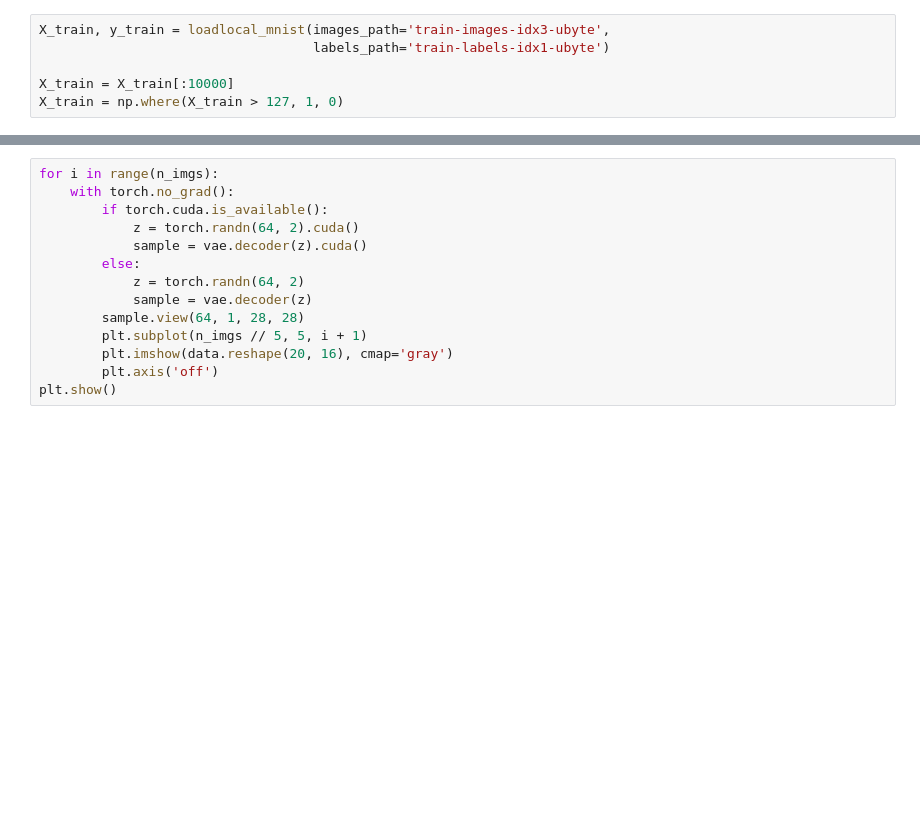
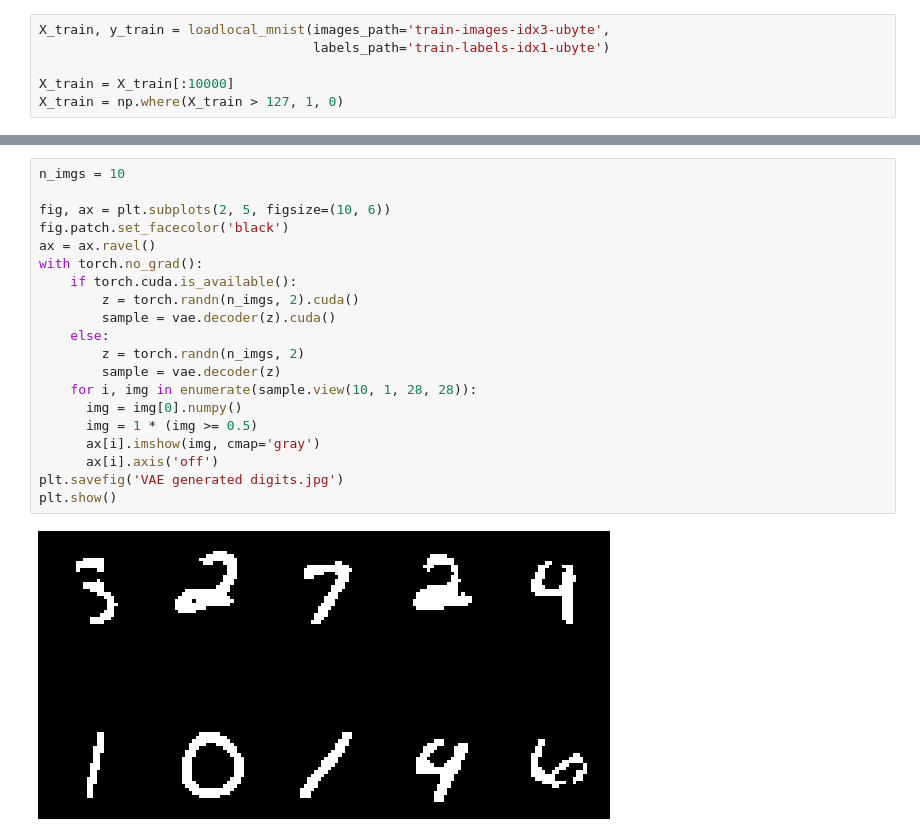
Before and after one commit to vdelale/Deep-Learning-II---Master-DS, a Jupyter notebook: Comparaison_generation_VAE.ipynb, the cells around one changed output, grey strips where cells are left out. Cells and saved outputs as stored; diff of their text form; blank space fills up the shorter version.

```diff
--- a/Comparaison_generation_VAE.ipynb
+++ b/Comparaison_generation_VAE.ipynb
@@ -114,14 +122,22 @@ Train Epoch: 13 [1000/10000 (10%)]      Loss: 217.989166
-# %%
-for i in range(n_imgs):
-    with torch.no_grad():
-        if torch.cuda.is_available():
-            z = torch.randn(64, 2).cuda()
-            sample = vae.decoder(z).cuda()
-        else:
-            z = torch.randn(64, 2)
-            sample = vae.decoder(z)
-        sample.view(64, 1, 28, 28)
-        plt.subplot(n_imgs // 5, 5, i + 1)
-        plt.imshow(data.reshape(20, 16), cmap='gray')
-        plt.axis('off')
-plt.show()
+# %%
+n_imgs = 10
+
+fig, ax = plt.subplots(2, 5, figsize=(10, 6))
+fig.patch.set_facecolor('black')
+ax = ax.ravel()
+with torch.no_grad():
+    if torch.cuda.is_available():
+        z = torch.randn(n_imgs, 2).cuda()
+        sample = vae.decoder(z).cuda()
+    else:
+        z = torch.randn(n_imgs, 2)
+        sample = vae.decoder(z)
+    for i, img in enumerate(sample.view(10, 1, 28, 28)):
+      img = img[0].numpy()
+      img = 1 * (img >= 0.5)
+      ax[i].imshow(img, cmap='gray')
+      ax[i].axis('off')
+plt.savefig('VAE generated digits.jpg')
+plt.show()
+# %% [output]
+[figure, added]
```
Also changed, not shown: parts of 5 cells of this notebook.
